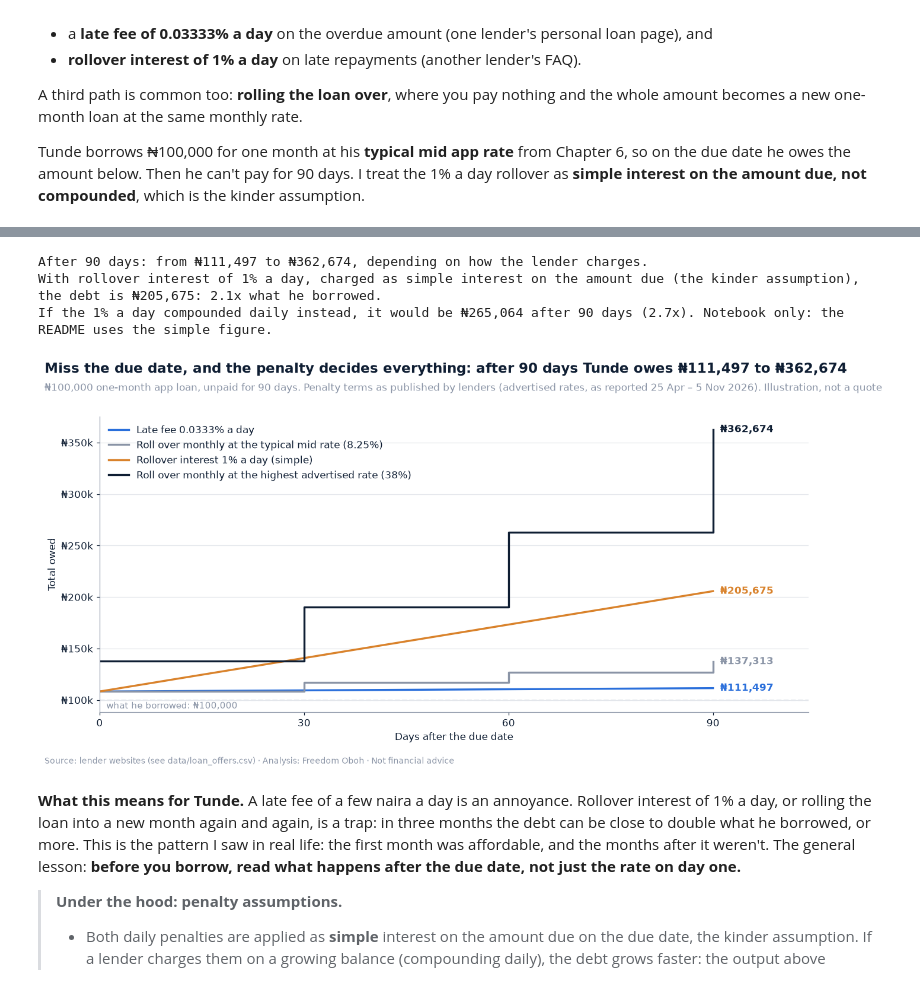
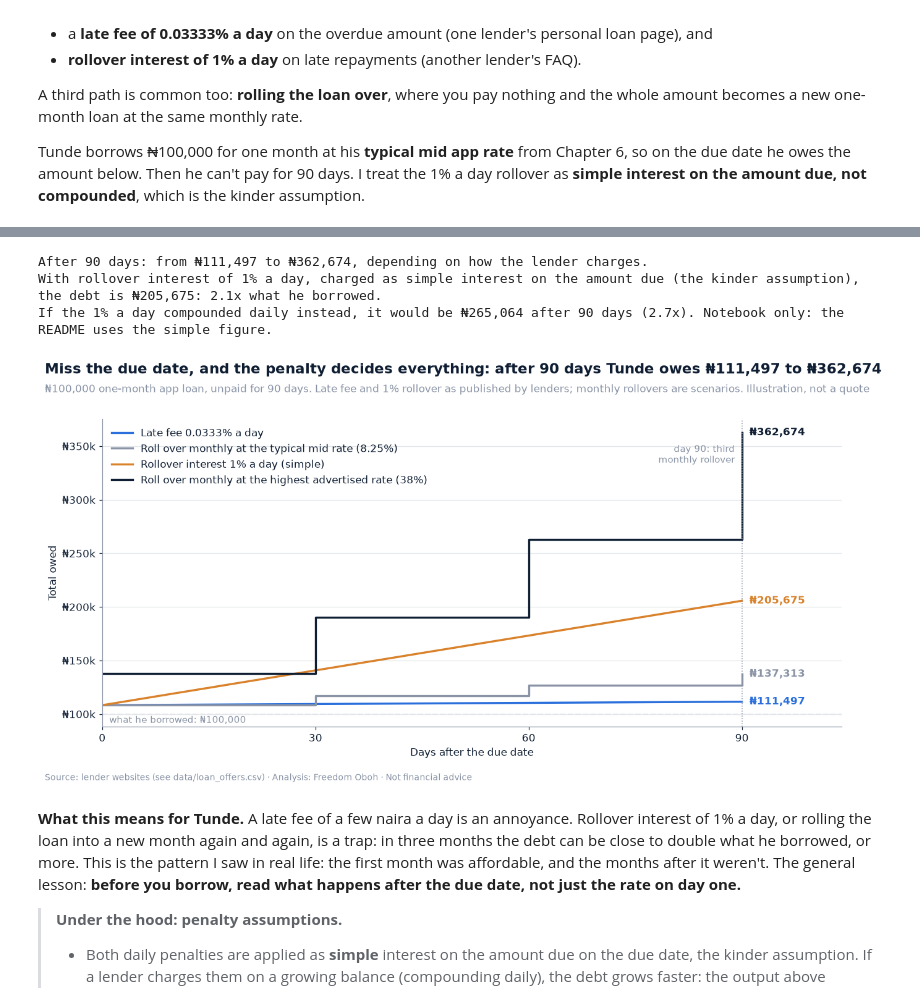
Before and after one commit to Freedom15dev/nigeria-credit-squeeze, a Jupyter notebook: notebooks/credit_squeeze.ipynb, the cells around one changed output, grey strips where cells are left out. Saved outputs shown, nothing was run; the diff lists cells and outputs as text; code cells hidden in the pictures.

Commit message:
Chart 08: mark the day-90 rollover and clarify which lines are published terms vs scenarios
Co-Authored-By: Claude Opus 5.5 <noreply@anthropic.com>

```diff
--- a/notebooks/credit_squeeze.ipynb
+++ b/notebooks/credit_squeeze.ipynb
@@ -1317,35 +1317,38 @@ print(f"With rollover interest of 1% a day, charged as simple interest on the am
       f"the debt is ₦{after90[ROLL_COL]:,.0f}: {after90[ROLL_COL] / 100_000:.1f}x what he borrowed.")
 roll_compound = due * (1 + ROLLOVER_DAILY) ** 90
 print(f"If the 1% a day compounded daily instead, it would be ₦{roll_compound:,.0f} after 90 days "
       f"({roll_compound / 100_000:.1f}x). Notebook only: the README uses the simple figure.")
 
 fig, ax = plt.subplots(figsize=(12, 6.3))
 line_colors = [style.BLUE, style.GREY, style.ORANGE, style.NAVY]
 for (name, s), c in zip(paths.items(), line_colors):
     drawstyle = "steps-post" if "Roll over" in name else "default"
     ax.plot(s.index, s.values, color=c, linewidth=2.2, drawstyle=drawstyle, label=name)
     ax.annotate(f"₦{s.iloc[-1]:,.0f}", xy=(90, s.iloc[-1]), xytext=(8, 0), textcoords="offset points",
                 va="center", fontsize=11, fontweight="bold", color=c)
 ax.axhline(100_000, color=style.LIGHT_GREY, linewidth=1.5, linestyle="--")
 ax.text(1, 98_500, "what he borrowed: ₦100,000", fontsize=10, color=style.GREY, va="top")
 ax.set_ylim(88_000, None)
+ax.axvline(90, color=style.GREY, linewidth=1, linestyle=":")
+ax.text(89, spiral_high * 0.97, "day 90: third\nmonthly rollover", ha="right", va="top", fontsize=9.5, color=style.GREY)
 ax.set_xlim(0, 104)
 ax.set_xticks([0, 30, 60, 90])
 ax.set_xlabel("Days after the due date")
 ax.yaxis.set_major_formatter(mticker.FuncFormatter(lambda v, _: f"₦{v / 1000:,.0f}k"))
 ax.set_ylabel("Total owed")
 ax.legend(loc="upper left")
 style.titles(fig, ax,
              f"Miss the due date, and the penalty decides everything: after 90 days Tunde owes ₦{spiral_low:,.0f} to ₦{spiral_high:,.0f}",
-             f"₦100,000 one-month app loan, unpaid for 90 days. Penalty terms as published by lenders ({REPORTED}). Illustration, not a quote")
+             "₦100,000 one-month app loan, unpaid for 90 days. Late fee and 1% rollover as published by lenders; "
+             "monthly rollovers are scenarios. Illustration, not a quote")
 style.finish(fig, "08_debt_spiral.png",
              source="Source: lender websites (see data/loan_offers.csv) · Analysis: Freedom Oboh · Not financial advice")
 plt.show()
 # %% [output]
 After 90 days: from ₦111,497 to ₦362,674, depending on how the lender charges.
 With rollover interest of 1% a day, charged as simple interest on the amount due (the kinder assumption), the debt is ₦205,675: 2.1x what he borrowed.
 If the 1% a day compounded daily instead, it would be ₦265,064 after 90 days (2.7x). Notebook only: the README uses the simple figure.
-[figure, old version]
+[figure, new version]
 # %% [markdown]
 **What this means for Tunde.** A late fee of a few naira a day is an annoyance. Rollover interest of 1% a day, or rolling the loan into a new month again and again, is a trap: in three months the debt can be close to double what he borrowed, or more. This is the pattern I saw in real life: the first month was affordable, and the months after it weren't. The general lesson: **before you borrow, read what happens after the due date, not just the rate on day one.**
 
```
Also changed, not shown: 1 other file.
